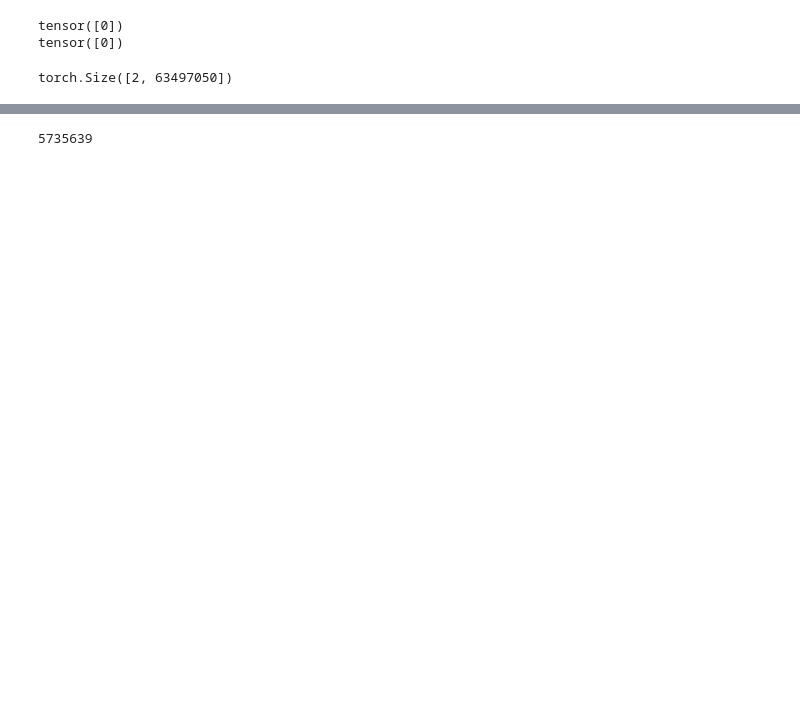
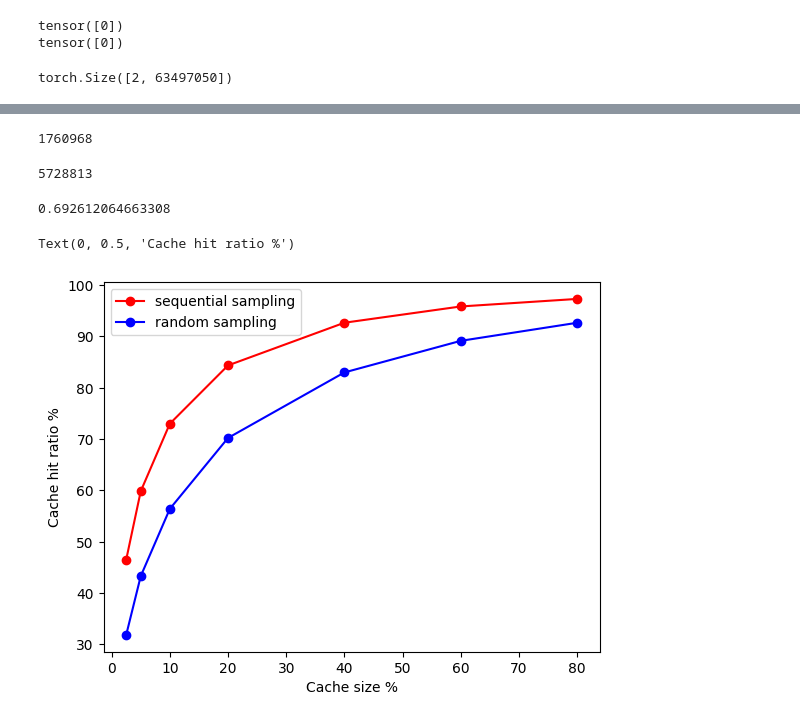
Before and after one commit to zimengzhou1/gnn-ssd, a Jupyter notebook: test.ipynb, the cells around one changed output, grey strips where cells are left out. Drawn from its saved outputs; the diff is of its cells as text; code cells hidden in the pictures; blank space fills up the shorter version.

```diff
--- a/test.ipynb
+++ b/test.ipynb
@@ -173,10 +237,38 @@ def get_value(key):
 pbar = tqdm(total=sampleNum)
 for step, (batch_size, ids, adjs) in enumerate(random_loader):
     for i in ids:
-        get_value(i)
+        get_value(int(i))
     pbar.update(1)
 pbar.close()
 
 print(cacheMiss)
 # %% [output]
-5735639
+1760968
+# %%
+info = get_value.cache_info()
+info.hits + info.misses
+# %% [output]
+5728813
+# %%
+def getHitRatio(info):
+    return info.hits / (info.hits + info.misses)
+
+print(getHitRatio(info))
+# %% [output]
+0.692612064663308
+# %%
+xs = [2.5, 5, 10, 20, 40, 60, 80]
+sequent = [46.49, 59.83, 72.99, 84.35, 92.67, 95.84, 97.31]
+rand = [31.82, 43.28, 56.39, 70.21, 82.98, 89.14, 92.66]
+
+import numpy as np
+import matplotlib.pyplot as plt
+
+plt.plot(xs, sequent, 'o-', color='red', label="sequential sampling")
+plt.plot(xs, rand, 'o-', color='blue', label="random sampling")
+plt.legend()
+plt.xlabel('Cache size %')
+plt.ylabel('Cache hit ratio %')
+# %% [output]
+Text(0, 0.5, 'Cache hit ratio %')
+[figure, added]
```
Also changed, not shown: parts of 14 cells of this notebook, 5 other files.
